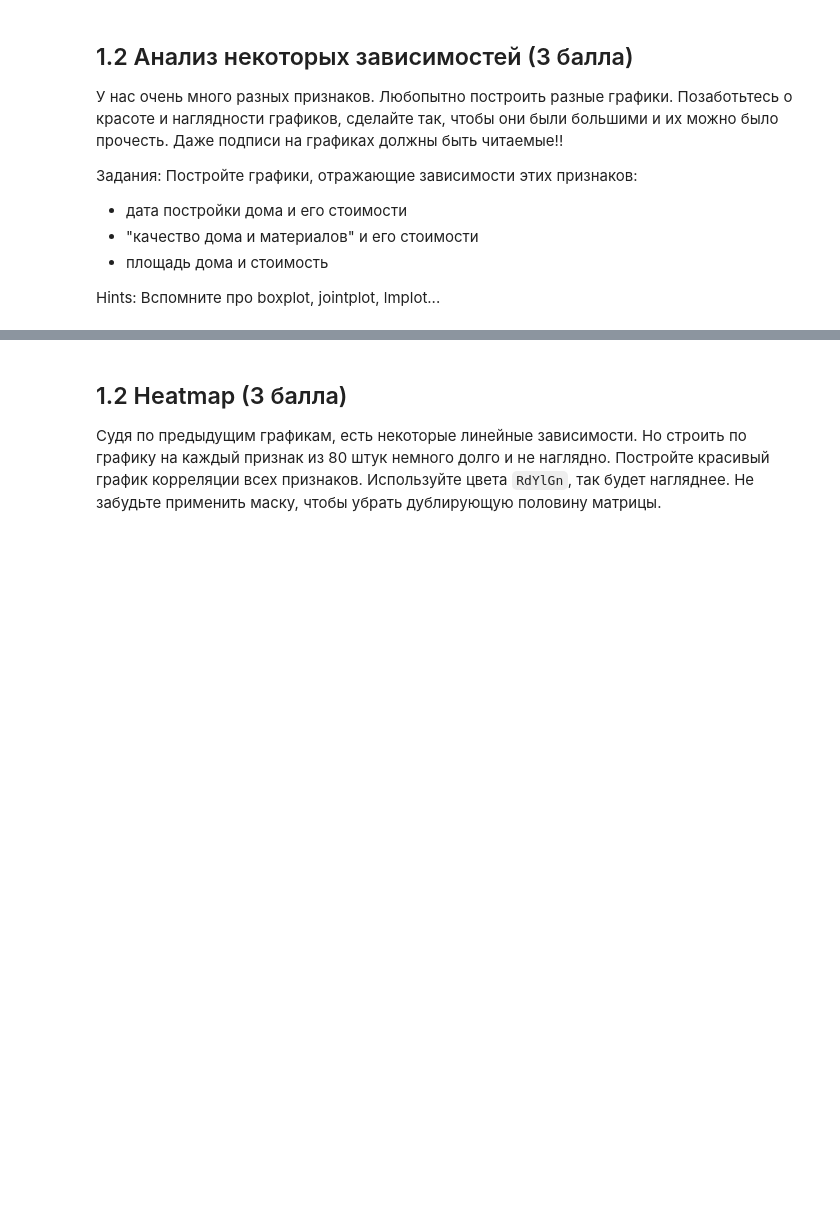
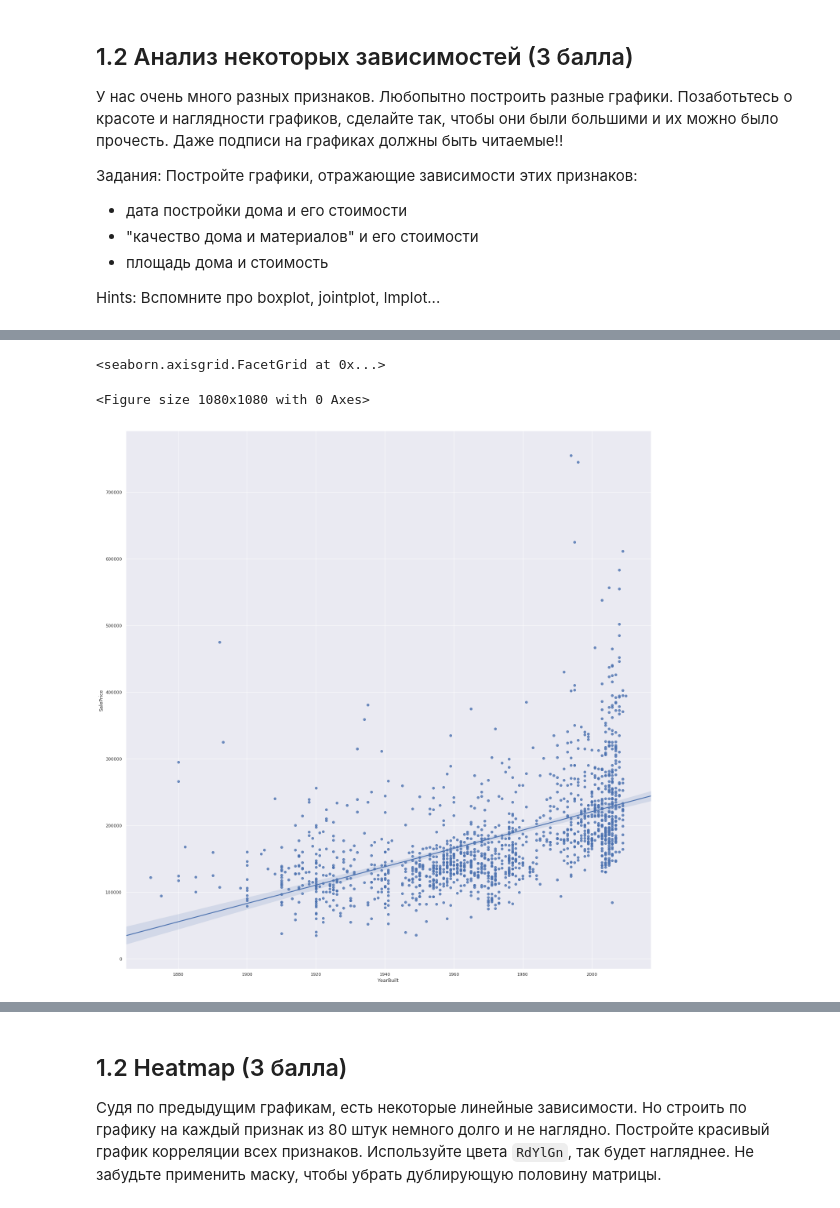
Before and after one commit to evggenshch/7bits_ML_1819, a Jupyter notebook: week06_workshop_06-01-linear-regression-homework.ipynb, the cells around one changed output, grey strips where cells are left out. Drawn from its saved outputs; the diff is of its cells as text; code cells hidden in the pictures; blank space fills up the shorter version.

```diff
--- a/week06_workshop_06-01-linear-regression-homework.ipynb
+++ b/week06_workshop_06-01-linear-regression-homework.ipynb
@@ -202,0 +211,6 @@ Hints: Вспомните про boxplot, jointplot, lmplot...
+# %%
+sns.lmplot(x='YearBuilt', y='SalePrice', data=df, height = 20)
+# %% [output]
+<seaborn.axisgrid.FacetGrid at 0x...>
+<Figure size 1080x1080 with 0 Axes>
+[figure, added]
```
Also changed, not shown: parts of 34 cells of this notebook, 1 other file.
